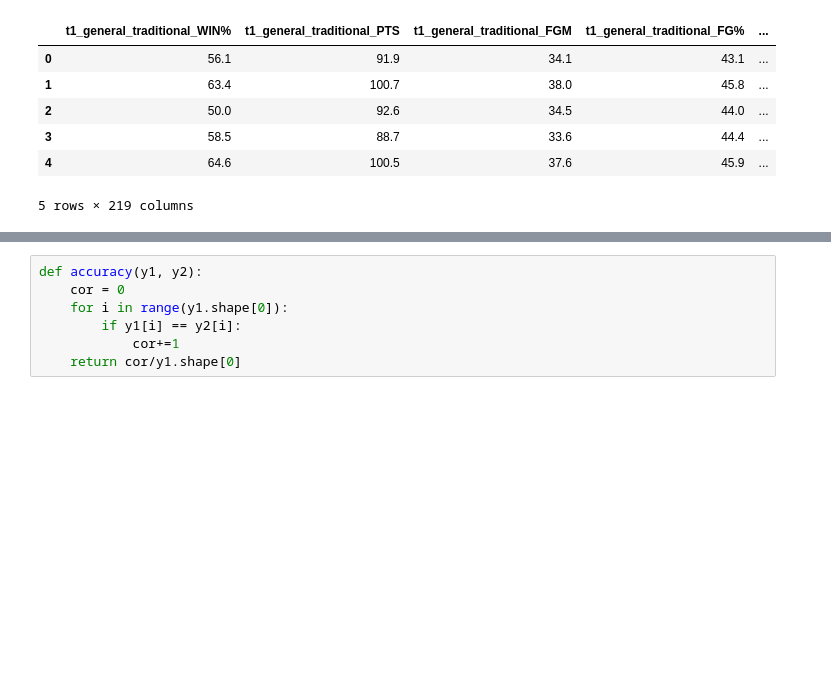
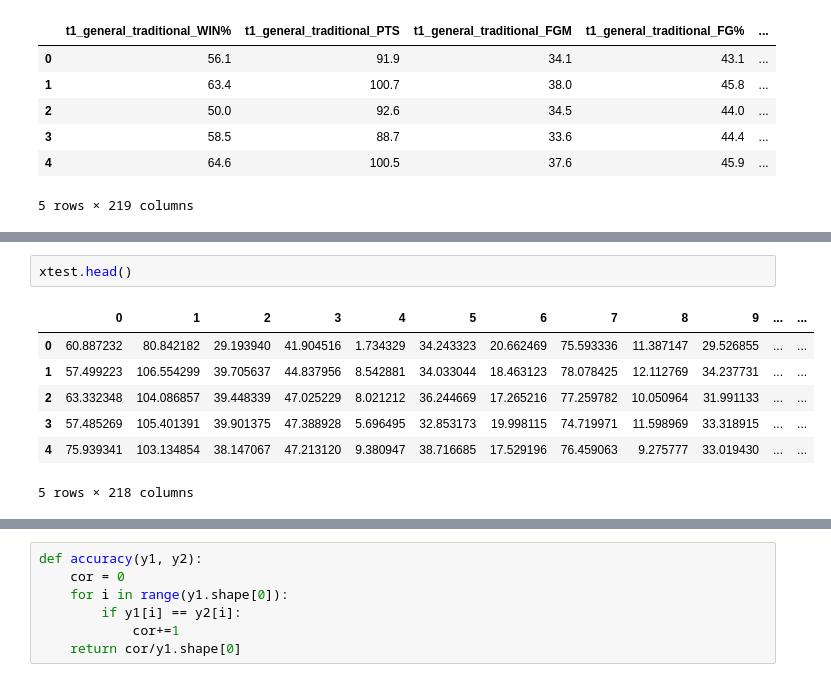
Before and after one commit to ijamil1/nba_playoff_predictions_22_23, a Jupyter notebook: v7_data_training.ipynb, the cells around one changed output, grey strips where cells are left out. Cells and saved outputs as stored; diff of their text form; blank space fills up the shorter version.

```diff
--- a/v7_data_training.ipynb
+++ b/v7_data_training.ipynb
@@ -24,0 +60,10 @@ xtrain, xtest, ytrain, ytest = train_test_split(X,y)
+# %%
+xtest.head()
+# %% [output]
+|  | 0 | 1 | 2 | 3 | 4 | 5 | 6 | 7 | 8 | 9 | ... | ... |
+| 0 | 60.887232 | 80.842182 | 29.193940 | 41.904516 | 1.734329 | 34.243323 | 20.662469 | 75.593336 | 11.387147 | 29.526855 | ... | ... |
+| 1 | 57.499223 | 106.554299 | 39.705637 | 44.837956 | 8.542881 | 34.033044 | 18.463123 | 78.078425 | 12.112769 | 34.237731 | ... | ... |
+| 2 | 63.332348 | 104.086857 | 39.448339 | 47.025229 | 8.021212 | 36.244669 | 17.265216 | 77.259782 | 10.050964 | 31.991133 | ... | ... |
+| 3 | 57.485269 | 105.401391 | 39.901375 | 47.388928 | 5.696495 | 32.853173 | 19.998115 | 74.719971 | 11.598969 | 33.318915 | ... | ... |
+| 4 | 75.939341 | 103.134854 | 38.147067 | 47.213120 | 9.380947 | 38.716685 | 17.529196 | 76.459063 | 9.275777 | 33.019430 | ... | ... |
+5 rows × 218 columns
```
Also changed, not shown: parts of 41 cells of this notebook, 4 other files.
